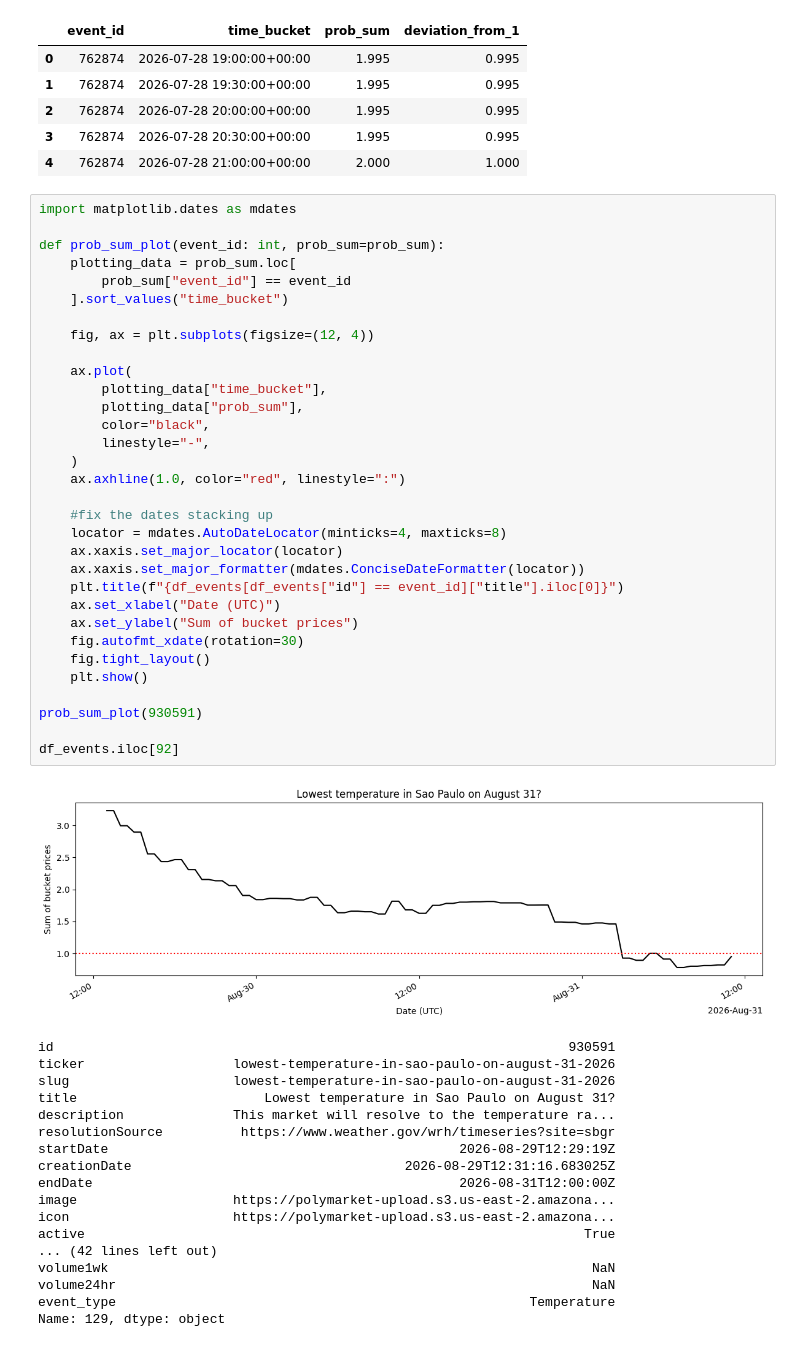
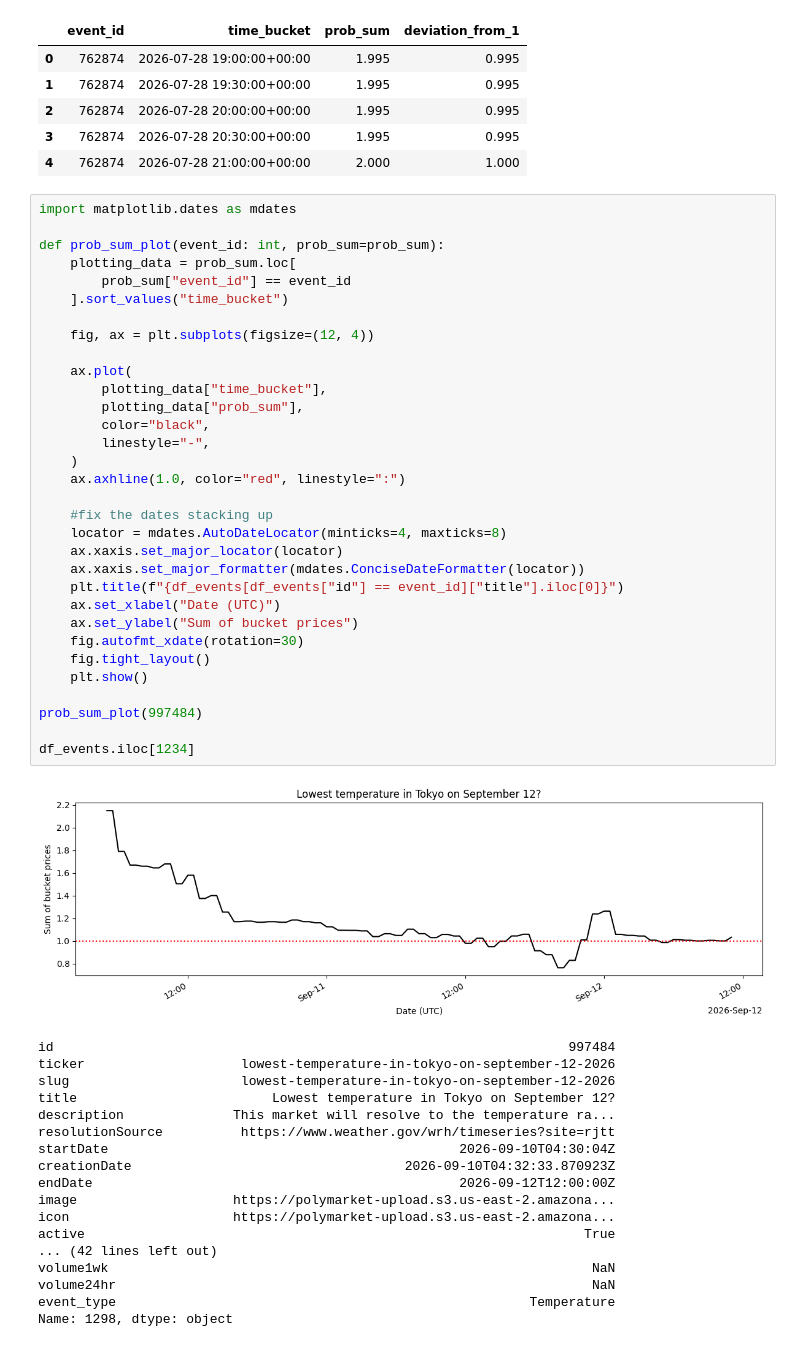
Before and after one commit to dman391/PolymarketWeatherAnalysis, a Jupyter notebook: PolyMarketWeatherAnalysis.ipynb, the cells around one changed output. Cells and saved outputs as stored; diff of their text form.

```diff
--- a/PolyMarketWeatherAnalysis.ipynb
+++ b/PolyMarketWeatherAnalysis.ipynb
@@ -402,45 +413,45 @@ prob_sum.head()
 import matplotlib.dates as mdates
 
 def prob_sum_plot(event_id: int, prob_sum=prob_sum):
     plotting_data = prob_sum.loc[
         prob_sum["event_id"] == event_id
     ].sort_values("time_bucket")
 
     fig, ax = plt.subplots(figsize=(12, 4))
 
     ax.plot(
         plotting_data["time_bucket"],
         plotting_data["prob_sum"],
         color="black",
         linestyle="-",
     )
     ax.axhline(1.0, color="red", linestyle=":")
 
     #fix the dates stacking up
     locator = mdates.AutoDateLocator(minticks=4, maxticks=8)
     ax.xaxis.set_major_locator(locator)
     ax.xaxis.set_major_formatter(mdates.ConciseDateFormatter(locator))
     plt.title(f"{df_events[df_events["id"] == event_id]["title"].iloc[0]}")
     ax.set_xlabel("Date (UTC)")
     ax.set_ylabel("Sum of bucket prices")
     fig.autofmt_xdate(rotation=30)
     fig.tight_layout()
     plt.show()
 
-prob_sum_plot(930591)
+prob_sum_plot(997484)
 
-df_events.iloc[92]
+df_events.iloc[1234]
 # %% [output]
-[figure, old version]
+[figure, new version]
-id                                                                  930591
-ticker                   lowest-temperature-in-sao-paulo-on-august-31-2026
-slug                     lowest-temperature-in-sao-paulo-on-august-31-2026
-title                        Lowest temperature in Sao Paulo on August 31?
+id                                                                  997484
+ticker                    lowest-temperature-in-tokyo-on-september-12-2026
+slug                      lowest-temperature-in-tokyo-on-september-12-2026
+title                         Lowest temperature in Tokyo on September 12?
 description              This market will resolve to the temperature ra...
-resolutionSource          https://www.weather.gov/wrh/timeseries?site=sbgr
-startDate                                             2026-08-29T12:29:19Z
-creationDate                                   2026-08-29T12:31:16.683025Z
-endDate                                               2026-08-31T12:00:00Z
+resolutionSource          https://www.weather.gov/wrh/timeseries?site=rjtt
+startDate                                             2026-09-10T04:30:04Z
+creationDate                                   2026-09-10T04:32:33.870923Z
+endDate                                               2026-09-12T12:00:00Z
 image                    https://polymarket-upload.s3.us-east-2.amazona...
 icon                     https://polymarket-upload.s3.us-east-2.amazona...
 active                                                                True
@@ -448,5 +459,5 @@ active                                                                True
 volume1wk                                                              NaN
 volume24hr                                                             NaN
 event_type                                                     Temperature
-Name: 129, dtype: object
+Name: 1298, dtype: object
 # %% [markdown]
```
Also changed, not shown: parts of 6 cells of this notebook.
